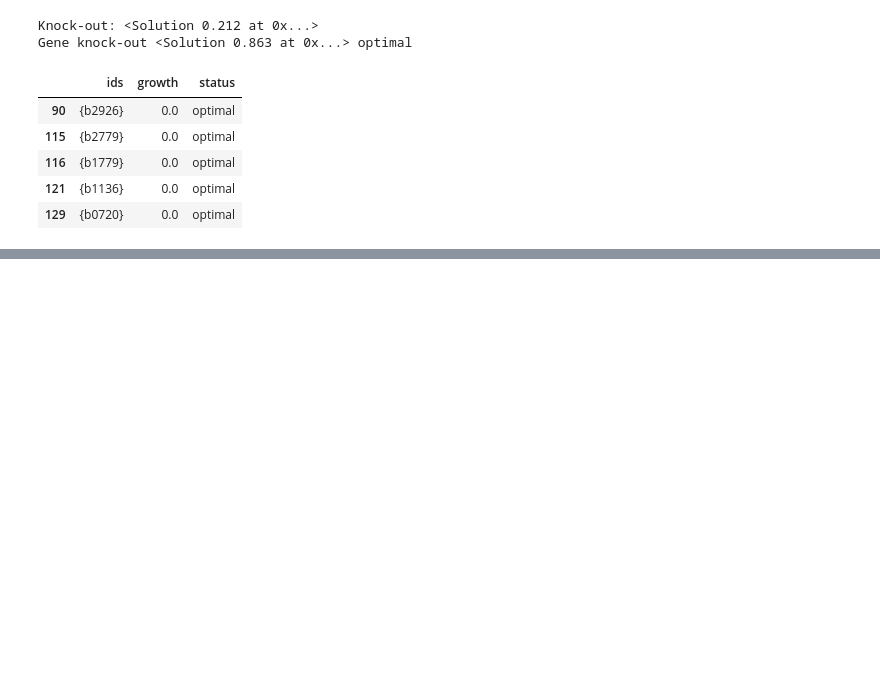
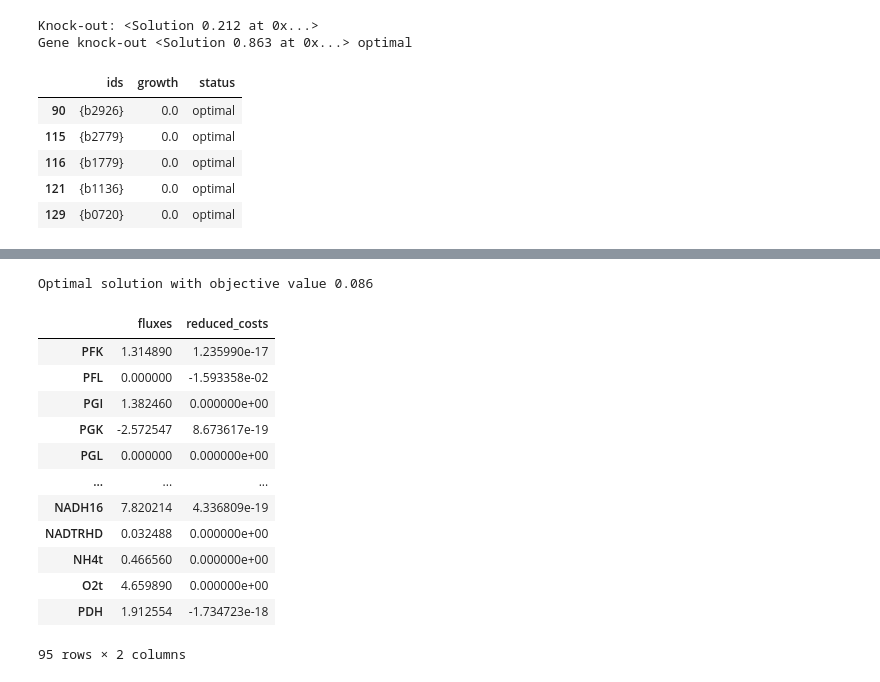
Before and after one commit to abulovic/fachkurs2023, a Jupyter notebook: Introduction to FBA.ipynb, the cells around one changed output, grey strips where cells are left out. Cells and saved outputs as stored; diff of their text form; code cells hidden in the pictures; blank space fills up the shorter version.

```diff
--- a/Introduction to FBA.ipynb
+++ b/Introduction to FBA.ipynb
@@ -327,0 +360,19 @@ deletion_results[deletion_results['growth'] <= 0]
+# %%
+aerobic_medium['EX_glc__D_e'] = 1.4
+model.medium = aerobic_medium
+model.optimize()
+# %% [output]
+Optimal solution with objective value 0.086
+|  | fluxes | reduced_costs |
+| PFK | 1.314890 | 1.235990e-17 |
+| PFL | 0.000000 | -1.593358e-02 |
+| PGI | 1.382460 | 0.000000e+00 |
+| PGK | -2.572547 | 8.673617e-19 |
+| PGL | 0.000000 | 0.000000e+00 |
+| ... | ... | ... |
+| NADH16 | 7.820214 | 4.336809e-19 |
+| NADTRHD | 0.032488 | 0.000000e+00 |
+| NH4t | 0.466560 | 0.000000e+00 |
+| O2t | 4.659890 | 0.000000e+00 |
+| PDH | 1.912554 | -1.734723e-18 |
+95 rows × 2 columns
```
Also changed, not shown: parts of 9 cells of this notebook.
